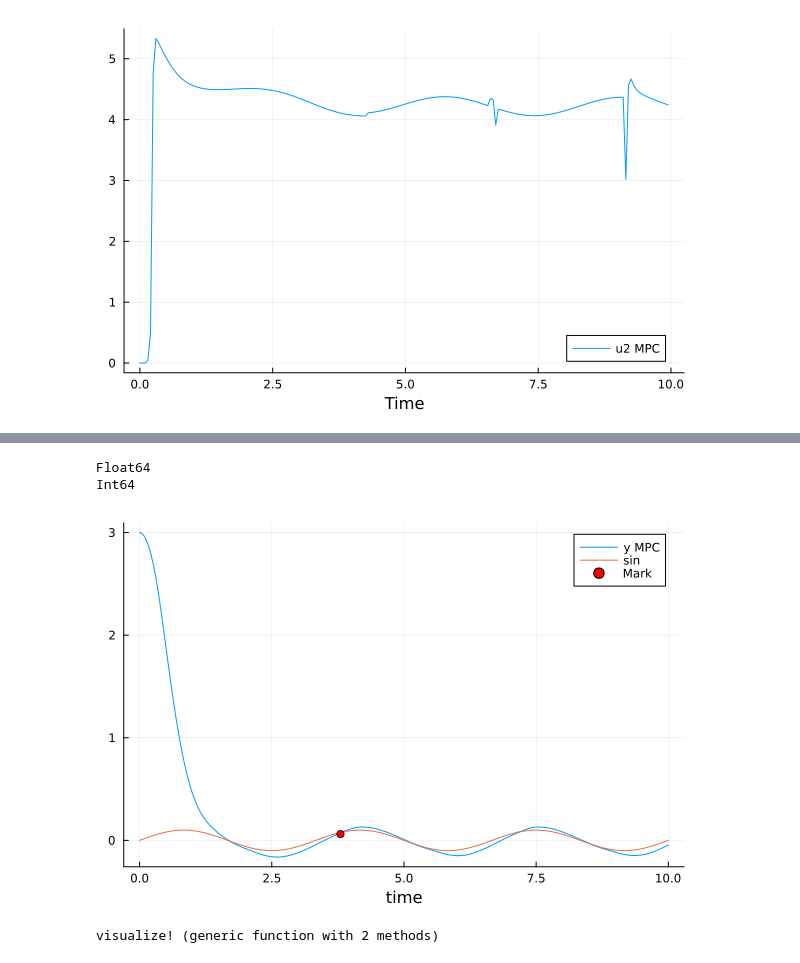
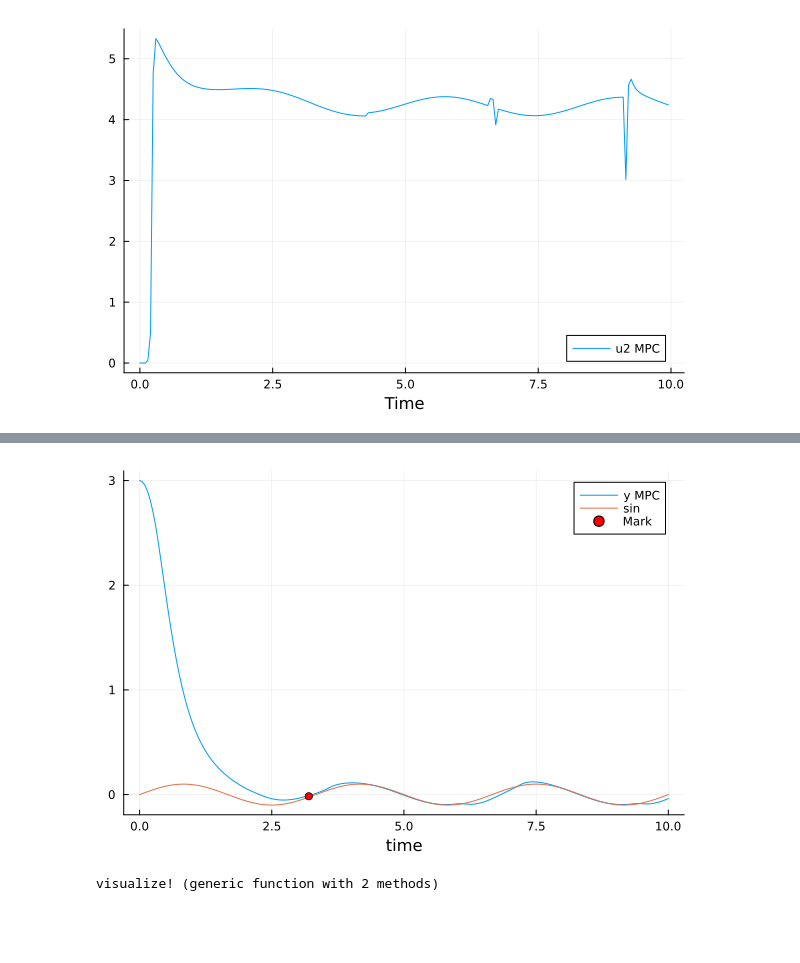
Before and after one commit to CarlosCraveiro/landing_quadrotor_on_osc_platforms, a Jupyter notebook: notebooks/mpc.ipynb, the cells around one changed output, grey strips where cells are left out. Saved outputs shown, nothing was run; the diff lists cells and outputs as text; code cells hidden in the pictures; blank space fills up the shorter version.

```diff
--- a/notebooks/mpc.ipynb
+++ b/notebooks/mpc.ipynb
@@ -676,47 +779,43 @@ Optimization Result
 # %%
-bland_time = minimum(result)
-#bgene = [204, 979, 558, 799, 218, 791, 11, 85, 1, 807, 918, 383, 457, 295, 7]
 Nx = state_space.Nx
 Nu = state_space.Nu
-
+    bgene = [290.0873086885141, 576.7385658432687, 802.5420965141531, 65.6486384526631, 81.24676618498428, 90.72725732262279, 13.035240069000109, 1.2965484960893456, 105.11173739949056, 94.20431961407564, 28.62019089684173, 1.3125319313247026, 40.94312848600654, 732.3543121337605, 8.436791445027627]
     # Build tunning matrices from gene
-    Q = diagm(bgene[1:Nx] / 1000.0)#Array(100.0*I(Nx));
-    R = diagm(bgene[(Nx + 1):(Nx + Nu)]/ 1000.0)#Array(.01*I(Nu));
-    Qn = diagm(bgene[(Nx + Nu + 1):(2*Nx + Nu)]/ 1000.0)#Array(10.0*I(Nx));
-    Nh = bgene[2*Nx + Nu + 1]
+    Q = diagm(bgene[1:Nx])#Array(100.0*I(Nx));
+    R = diagm(bgene[(Nx + 1):(Nx + Nu)])#Array(.01*I(Nu));
+    Qn = diagm(bgene[(Nx + Nu + 1):(2*Nx + Nu)])#Array(10.0*I(Nx));
+    Nh = Int(round(bgene[2*Nx + Nu + 1]))
     Nc = 42 # Unused
 
     tunning_params = MPCTunningParameters(Nh, Nc, Q, R, Qn)
     bxhist, buhist, bplathist, bland_time = closed_loop(
         x0,
         state_space,
         tunning_params,
         traj_params,
         simulation,
         model,
         # mpc_controller(model, simulation, tunning_params, trajectory, t, x, xref)
         (t, x) -> mpc_controller(
             model,
             simulation,
             tunning_params,
             traj_params,
             t,
             x,
             gen_ref(state_space, traj_params, tunning_params, t, simulation.h) # verify if this works as expected!!
         ),
         simulation.Nt
     );
 
 ## Plot de interesse|
 plot(thist,bxhist[2,:], label="y MPC")
 plot!(thist, 0.1*sin.(2*pi*0.3*thist), label="sin")
 
 xlabel!("time")
 scatter!([bland_time], [bxhist[2,trunc(Int, bland_time/simulation.h)]], label="Mark", color=:red, markersize=4)
 # %% [output]
-Float64
-Int64
-[figure, old version]
+[figure, new version]
 # %%
 #Set up visualization
 using MeshCat
```
Also changed, not shown: parts of 8 cells of this notebook.
